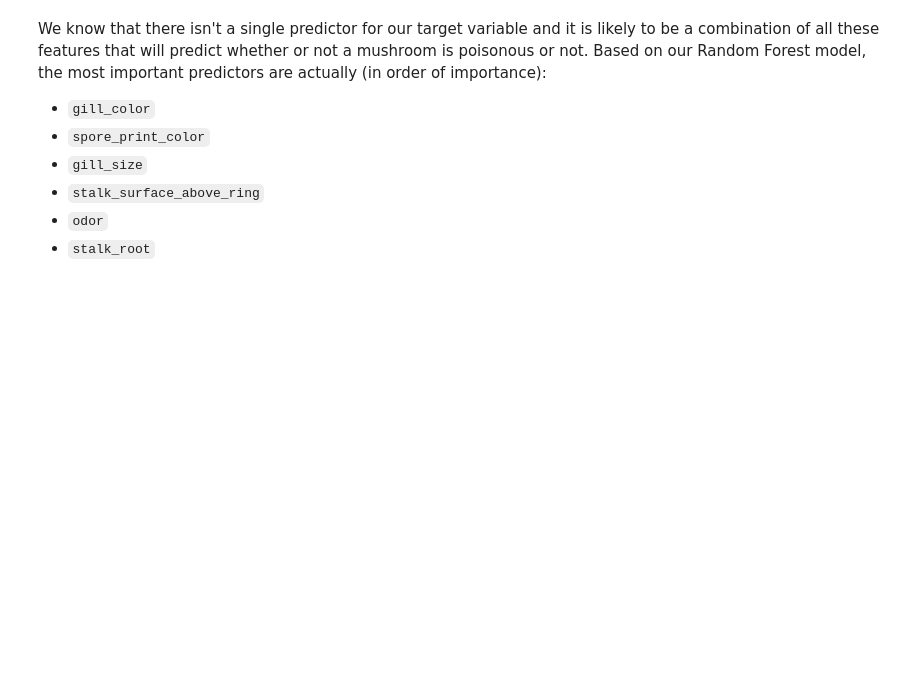
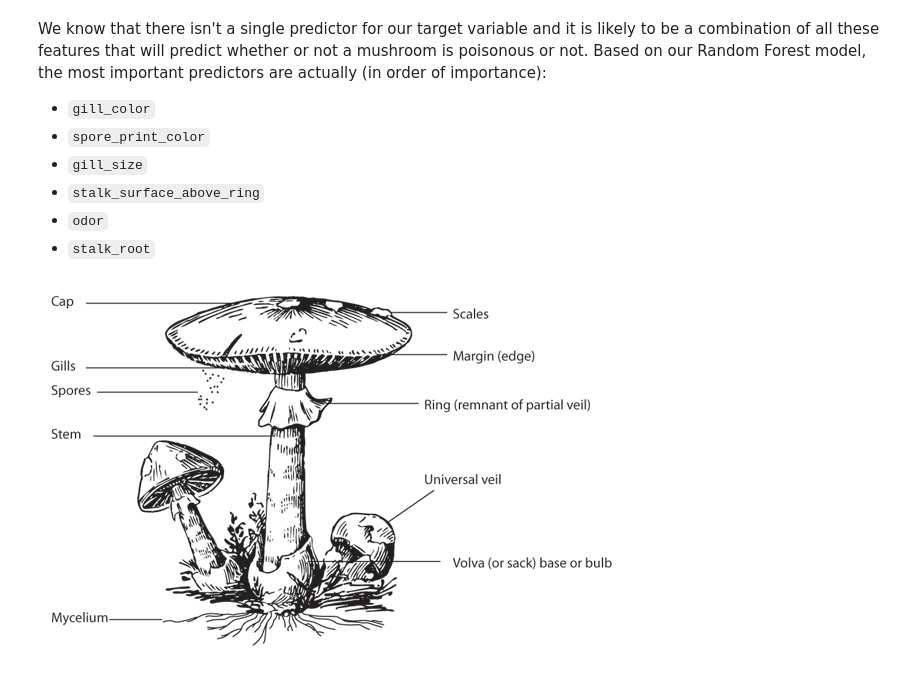
Before and after one commit to lara-sj/TDADS-assignments, a Jupyter notebook: Mushroom Classification - Supervised ML.ipynb, the cells around one changed output. Saved outputs shown, nothing was run; the diff lists cells and outputs as text; code cells hidden in the pictures; blank space fills up the shorter version.

```diff
--- a/Mushroom Classification - Supervised ML.ipynb
+++ b/Mushroom Classification - Supervised ML.ipynb
@@ -477,3 +482,8 @@ We know that there isn't a single predictor for our target variable and it is li
 * `stalk_surface_above_ring`
 * `odor`
 * `stalk_root`
+# %%
+from IPython.display import Image
+Image("mushrooms.png")
+# %% [output]
+[figure, added]
```
Also changed, not shown: parts of 3 cells of this notebook.
